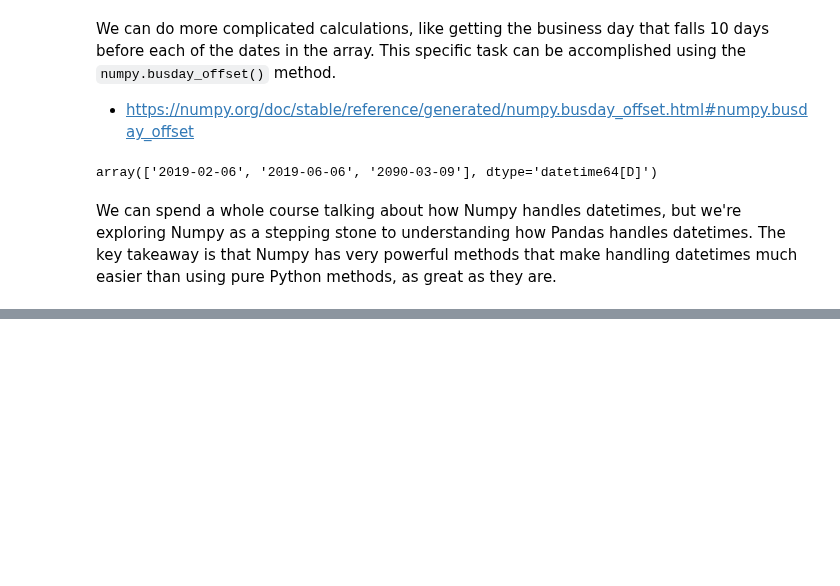
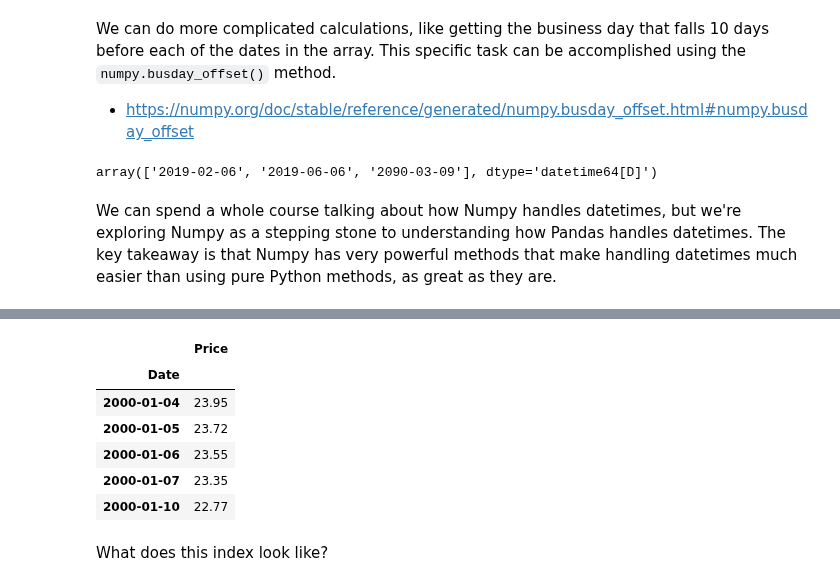
Before and after one commit to jgabunilas/pandas-bootcamp, a Jupyter notebook: Section10_Handling_Date_and_Time/Section10_Handling_Date_and_Time.ipynb, the cells around one changed output, grey strips where cells are left out. Drawn from its saved outputs; the diff is of its cells as text; code cells hidden in the pictures; blank space fills up the shorter version.

```diff
--- a/Section10_Handling_Date_and_Time/Section10_Handling_Date_and_Time.ipynb
+++ b/Section10_Handling_Date_and_Time/Section10_Handling_Date_and_Time.ipynb
@@ -341,0 +505,14 @@ We can spend a whole course talking about how Numpy handles datetimes, but we're
+# %%
+brent.set_index("Date", inplace = True)
+# %%
+brent.head()
+# %% [output]
+|  | Price |
+| Date |  |
+| 2000-01-04 | 23.95 |
+| 2000-01-05 | 23.72 |
+| 2000-01-06 | 23.55 |
+| 2000-01-07 | 23.35 |
+| 2000-01-10 | 22.77 |
+# %% [markdown]
+What does this index look like?
```
Also changed, not shown: parts of 59 cells of this notebook, 1 other file.
